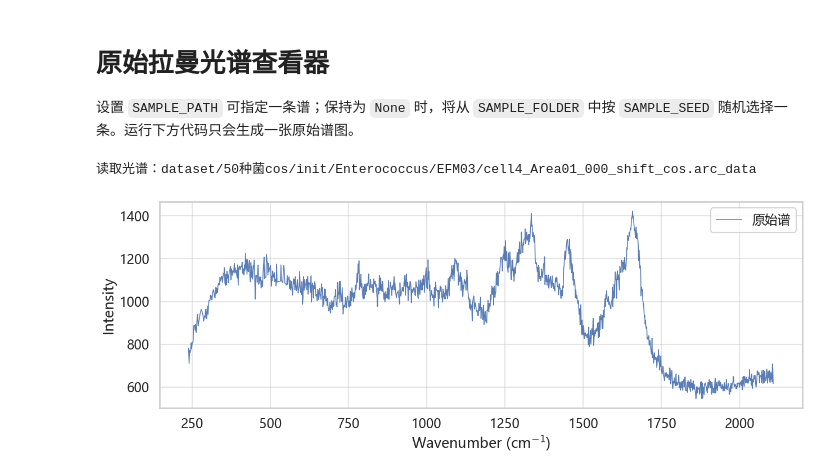
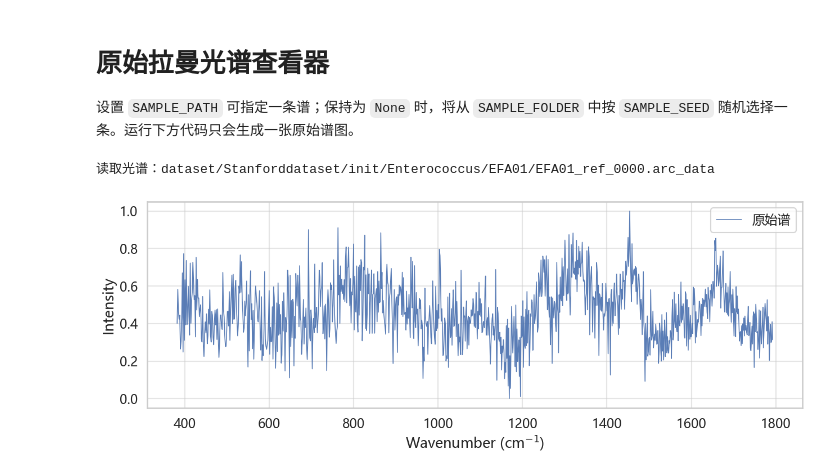
Before and after one commit to YaoHui-Wu06022/Bacterial-Raman-Spectroscopy-Classification, a Jupyter notebook: notebooks/raw_spectrum_viewer.ipynb, the cells around one changed output. Saved outputs shown, nothing was run; the diff lists cells and outputs as text; code cells hidden in the pictures.

```diff
--- a/notebooks/raw_spectrum_viewer.ipynb
+++ b/notebooks/raw_spectrum_viewer.ipynb
@@ -28,7 +28,7 @@ from raman.data.io import read_arc_data
 
 # 手动指定时，填入相对项目根目录或绝对路径；例如：
 # SAMPLE_PATH = 'dataset/50种菌cos/init/属名/文件夹名/某条谱.arc_data'
-SAMPLE_PATH = "dataset/50种菌cos/init/Enterococcus/EFM03/cell4_Area01_000_shift_cos.arc_data"
+SAMPLE_PATH = "dataset/Stanforddataset/init/Enterococcus/EFA01/EFA01_ref_0000.arc_data"
 
 # SAMPLE_PATH 为 None 时，从该目录随机抽取一条谱。
 SAMPLE_FOLDER = PROJECT_ROOT / 'dataset' / '50种菌cos' / 'init'
@@ -61,32 +61,32 @@ if SAMPLE_PATH is not None:
         spectrum_path = PROJECT_ROOT / spectrum_path
 else:
     sample_folder = Path(SAMPLE_FOLDER)
     if not sample_folder.is_absolute():
         sample_folder = PROJECT_ROOT / sample_folder
     candidates = sorted(sample_folder.rglob('*.arc_data'))
     if not candidates:
         raise FileNotFoundError(f'未找到 .arc_data 文件：{sample_folder}')
     spectrum_path = random.Random(SAMPLE_SEED).choice(candidates)
 
 wn, intensity = read_arc_data(spectrum_path)
 if wn.size == 0 or intensity.size == 0:
     raise ValueError(f'无法读取光谱：{spectrum_path}')
 
 try:
     display_path = spectrum_path.relative_to(PROJECT_ROOT).as_posix()
 except ValueError:
     display_path = str(spectrum_path)
 print(f'读取光谱：{display_path}')
 
 fig, ax = plt.subplots(figsize=(13, 5))
 ax.plot(wn, intensity, color='#4C72B0', linewidth=1.15, alpha=0.92, label='原始谱')
 ax.set_xlabel('Wavenumber (cm$^{-1}$)')
 ax.set_ylabel('Intensity')
 if DISPLAY_MIN is not None and DISPLAY_MAX is not None:
     ax.set_xlim(DISPLAY_MIN, DISPLAY_MAX)
 ax.legend(loc='best')
 fig.tight_layout()
 plt.show()
 # %% [output]
-读取光谱：dataset/50种菌cos/init/Enterococcus/EFM03/cell4_Area01_000_shift_cos.arc_data
+读取光谱：dataset/Stanforddataset/init/Enterococcus/EFA01/EFA01_ref_0000.arc_data
-[figure, old version]
+[figure, new version]
```
Also changed, not shown: 31 other files.
